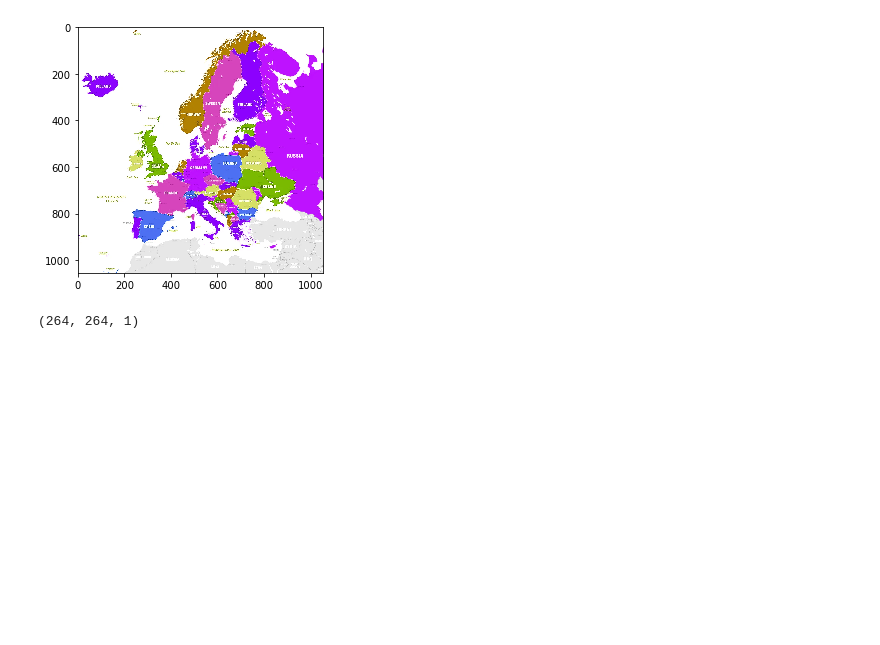
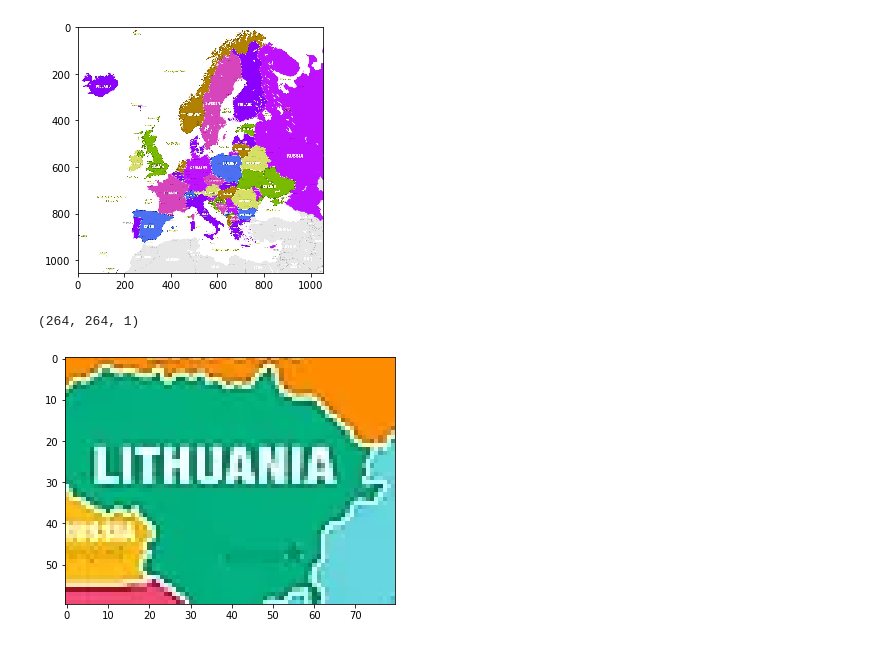
Before and after one commit to Pineappleaki/practical3, a Jupyter notebook: Practical_3.ipynb, the cells around one changed output. Saved outputs shown, nothing was run; the diff lists cells and outputs as text; code cells hidden in the pictures; blank space fills up the shorter version.

Commit message:
Added country crop

```diff
--- a/Practical_3.ipynb
+++ b/Practical_3.ipynb
@@ -70,3 +72,18 @@ re_image = tf.rescale(image,0.25,multichannel=False)
 re_image.shape
 # %% [output]
 (264, 264, 1)
+# %%
+def crop_image(image, x1, x2, y1, y2):
+    """
+    Crops an image with desired coordinates
+    """
+
+    cropped = image[x1:x2,y1:y2]
+
+    io.imshow(cropped)
+
+    return cropped
+# %%
+lithuania = crop_image(image, 496, (496+60), 668, (668+80))
+# %% [output]
+[figure, added]
```
Also changed, not shown: parts of 3 cells of this notebook, 1 other file.
